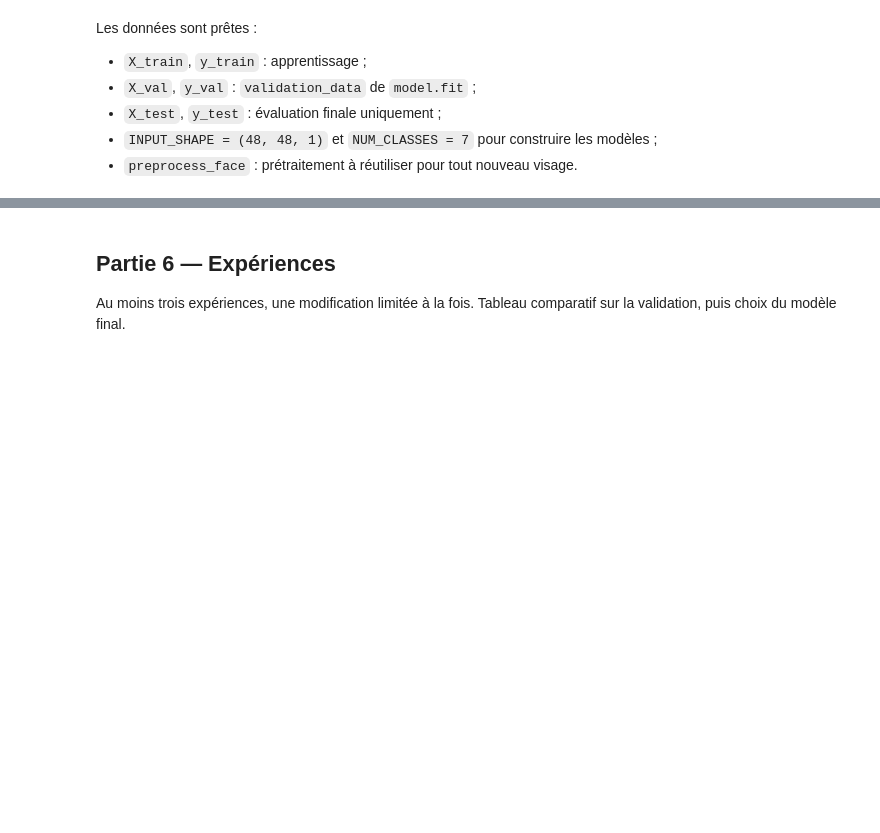
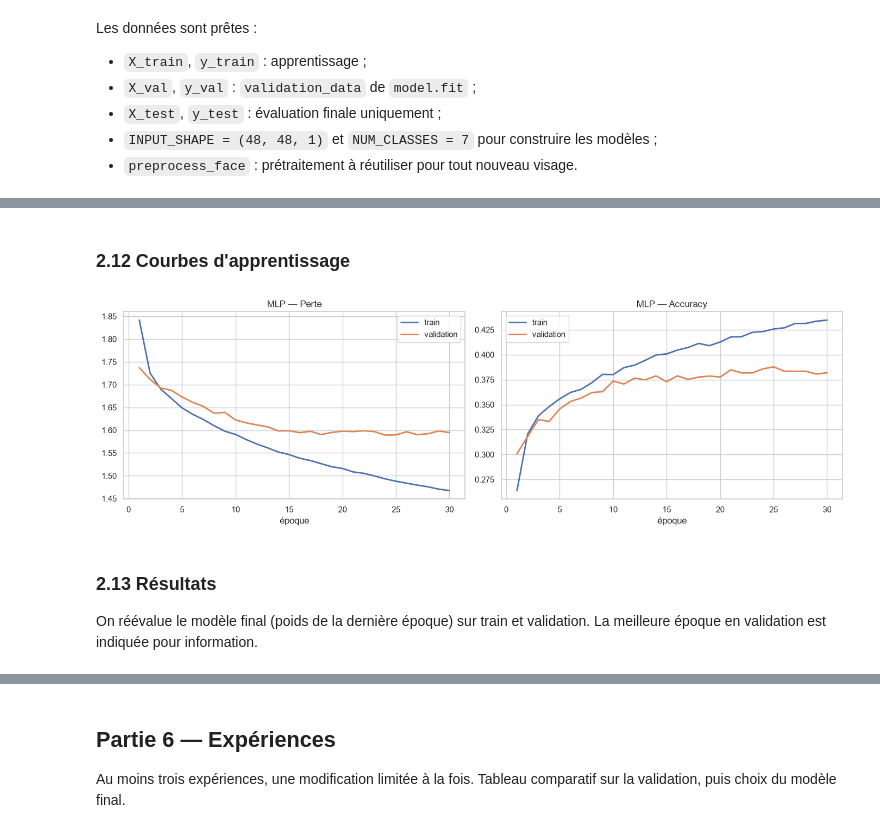
Before and after one commit to Faatima24/projet-dl, a Jupyter notebook: notebooks/expressions_faciales.ipynb, the cells around one changed output, grey strips where cells are left out. Drawn from its saved outputs; the diff is of its cells as text; code cells hidden in the pictures; blank space fills up the shorter version.

```diff
--- a/notebooks/expressions_faciales.ipynb
+++ b/notebooks/expressions_faciales.ipynb
@@ -498,0 +859,6 @@ Matrice de confusion, métriques par expression, exemples vraie classe / classe
+# %%
+mlp.compile(
+    optimizer=keras.optimizers.Adam(learning_rate=1e-3),
+    loss="sparse_categorical_crossentropy",
+    metrics=["accuracy"],
+)
@@ -498,0 +871,12 @@ Matrice de confusion, métriques par expression, exemples vraie classe / classe
+# %%
+MLP_EPOCHS = 30
+MLP_BATCH_SIZE = 128
+
+mlp_history = mlp.fit(
+    X_train,
+    y_train,
+    validation_data=(X_val, y_val),
+    epochs=MLP_EPOCHS,
+    batch_size=MLP_BATCH_SIZE,
+    verbose=2,
+)
@@ -498,0 +901,22 @@ Matrice de confusion, métriques par expression, exemples vraie classe / classe
+# %% [markdown]
+### 2.12 Courbes d'apprentissage
+# %%
+mlp_history_df = pd.DataFrame(mlp_history.history)
+mlp_history_df.index = np.arange(1, len(mlp_history_df) + 1)
+mlp_history_df.index.name = "epoque"
+
+fig, axes = plt.subplots(1, 2, figsize=(14, 4.5))
+for ax, metric, title in [(axes[0], "loss", "Perte"), (axes[1], "accuracy", "Accuracy")]:
+    ax.plot(mlp_history_df.index, mlp_history_df[metric], label="train", linewidth=2)
+    ax.plot(mlp_history_df.index, mlp_history_df[f"val_{metric}"], label="validation", linewidth=2)
+    ax.set_title(f"MLP — {title}")
+    ax.set_xlabel("époque")
+    ax.legend()
+plt.tight_layout()
+plt.show()
+# %% [output]
+[figure, added]
+# %% [markdown]
+### 2.13 Résultats
+
+On réévalue le modèle final (poids de la dernière époque) sur train et validation. La meilleure époque en validation est indiquée pour information.
```
Also changed, not shown: parts of 72 cells of this notebook, 6 other files.
